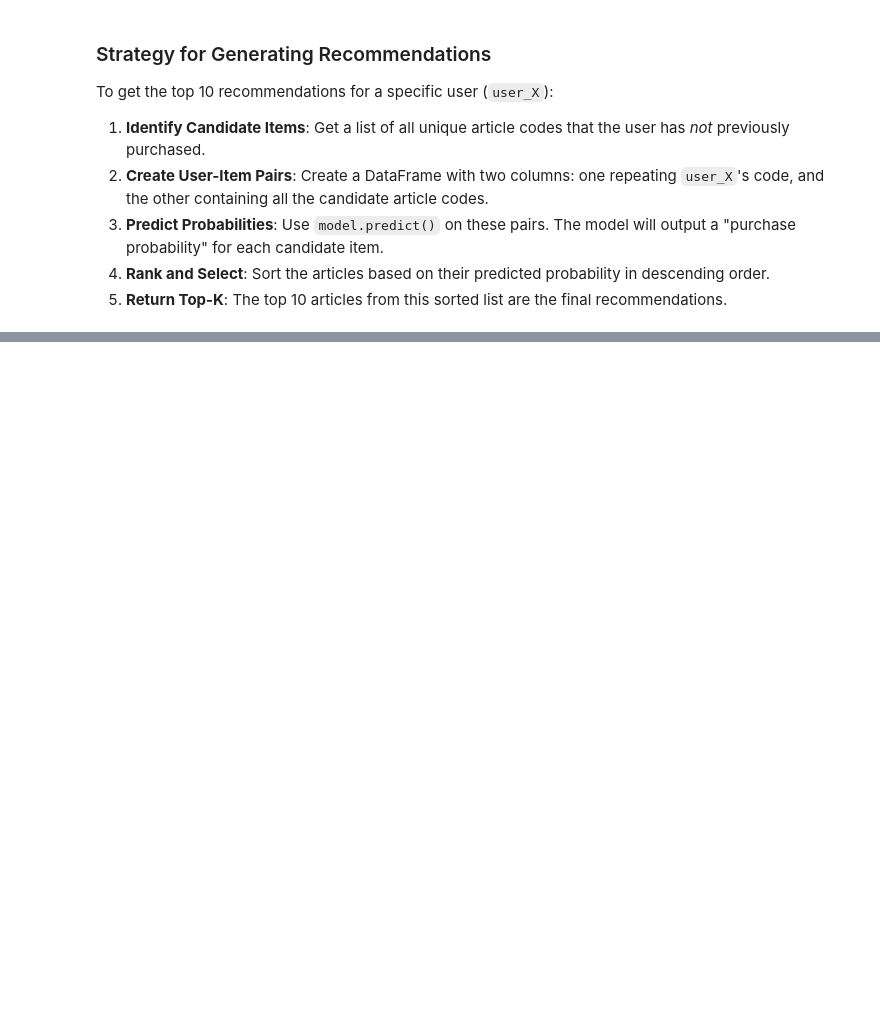
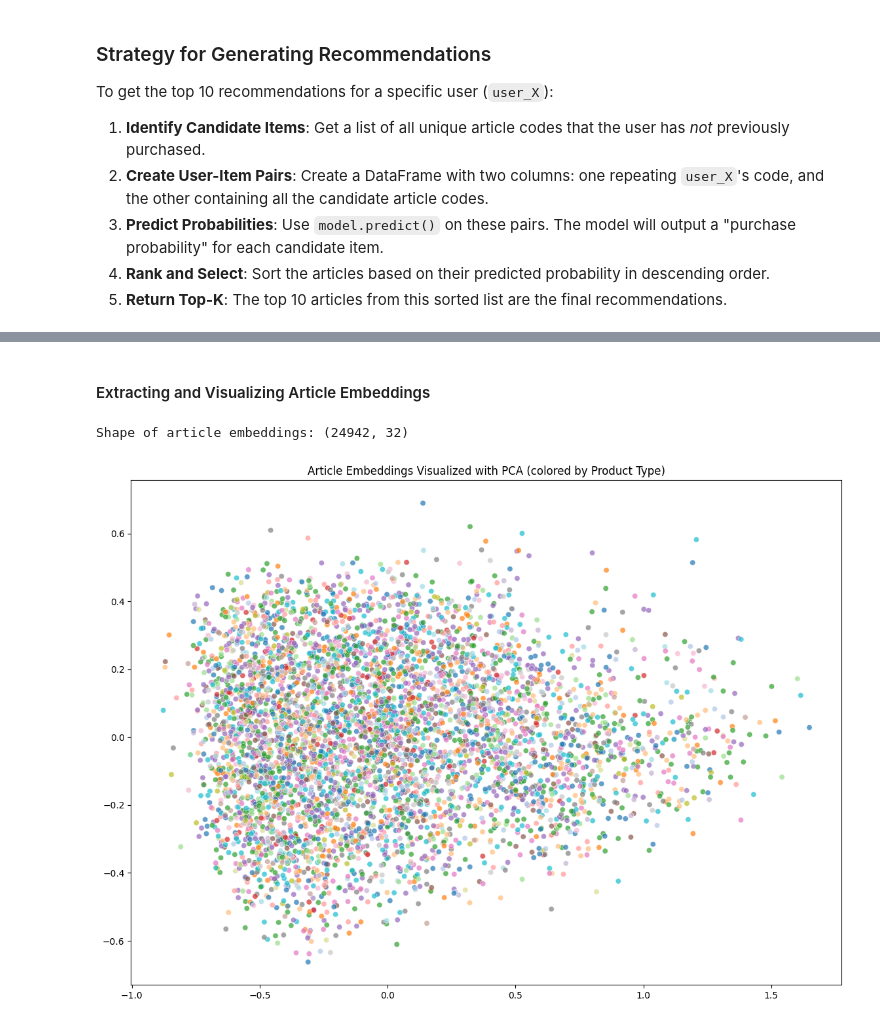
Before and after one commit to Damitan-dev/ai-fashion-recommender, a Jupyter notebook: notebooks/04-collaborative-filtering.ipynb, the cells around one changed output, grey strips where cells are left out. Cells and saved outputs as stored; diff of their text form; code cells hidden in the pictures; blank space fills up the shorter version.

```diff
--- a/notebooks/04-collaborative-filtering.ipynb
+++ b/notebooks/04-collaborative-filtering.ipynb
@@ -175,0 +222,56 @@ To get the top 10 recommendations for a specific user (`user_X`):
+# %% [markdown]
+#### Extracting and Visualizing Article Embeddings
+# %%
+from sklearn.decomposition import PCA
+import seaborn as sns
+articles_df = pd.read_csv('../data/articles.csv')
+
+
+#Get the embedding layer
+article_embedding_layer = model.get_layer('article_embedding')
+
+#Get the weights(the learned embeddings)
+article_embeddings = article_embedding_layer.get_weights()[0] #the vector weights
+
+print(f"Shape of article embeddings: {article_embeddings.shape}")
+
+
+
+#Reducing the Dimensionality with PCA(principal Component Analysis)
+
+
+#Using PCA to reduce dimensions from 32 to 2
+pca = PCA(n_components=2) #selecting the number of dimensions to reduce to
+
+article_embeddings_2d =pca.fit_transform(article_embeddings)
+
+
+#Visualizing the 2D embedding
+
+unique_product_types = articles_df['product_type_name'].unique()
+articles_df_subset = articles_df.drop_duplicates(subset=['article_id']).copy()
+
+article_encoder = LabelEncoder()
+article_encoder.fit(articles_df_subset['article_id'])
+articles_df_subset['article_code'] = article_encoder.transform(articles_df_subset['article_id'])
+
+# Create a mapping from article_code to product_type_name
+code_to_type = articles_df_subset.set_index('article_code')['product_type_name']
+
+# We'll visualize a random sample to avoid overplotting
+sample_indices = np.random.choice(len(article_embeddings_2d), size=5000, replace=False)#Random rows
+
+plt.figure(figsize=(14, 10))
+sns.scatterplot(
+    x=article_embeddings_2d[sample_indices, 0],
+    y=article_embeddings_2d[sample_indices, 1],
+    hue=[code_to_type.get(i, 'Unknown') for i in sample_indices],# This row is saying for every sample indexcontaining a random row number use it to look up the product name then colour the points based on it's product type.hue is used to colour the data points based on a category or label
+    palette="tab20",#Transparency of the plot elements
+    alpha=0.7,
+    legend=False # Legend would be too crowded
+)
+plt.title('Article Embeddings Visualized with PCA (colored by Product Type)')
+plt.show()
+# %% [output]
+Shape of article embeddings: (24942, 32)
+[figure, added]
```
Also changed, not shown: parts of 6 cells of this notebook.
